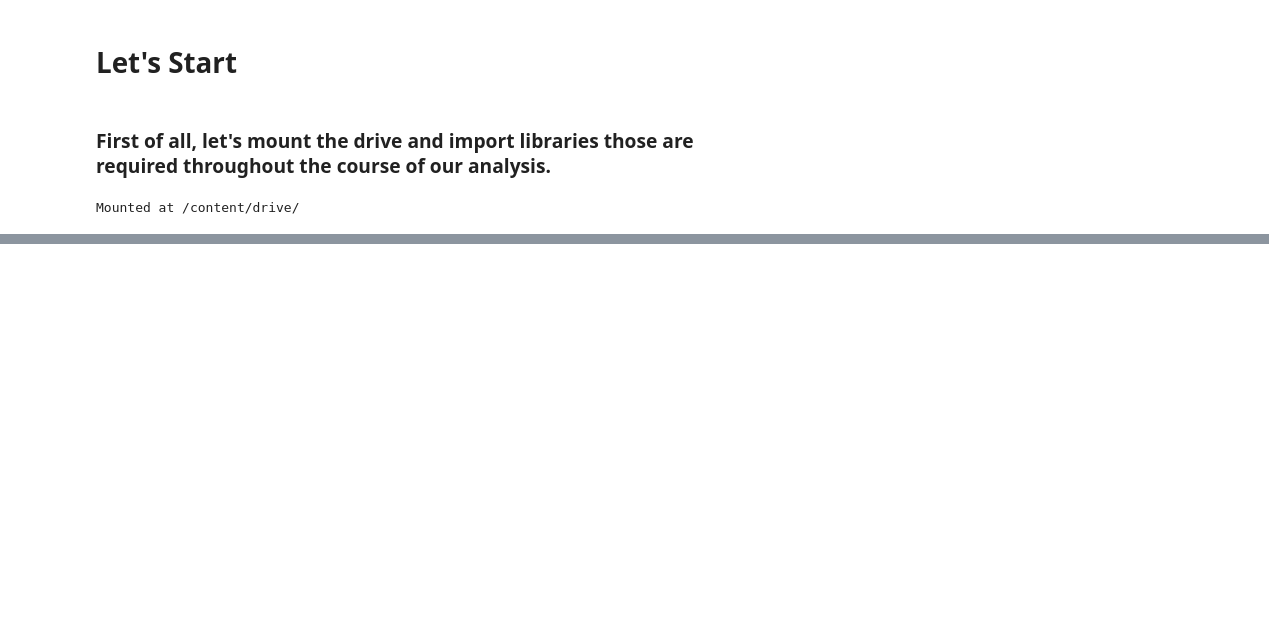
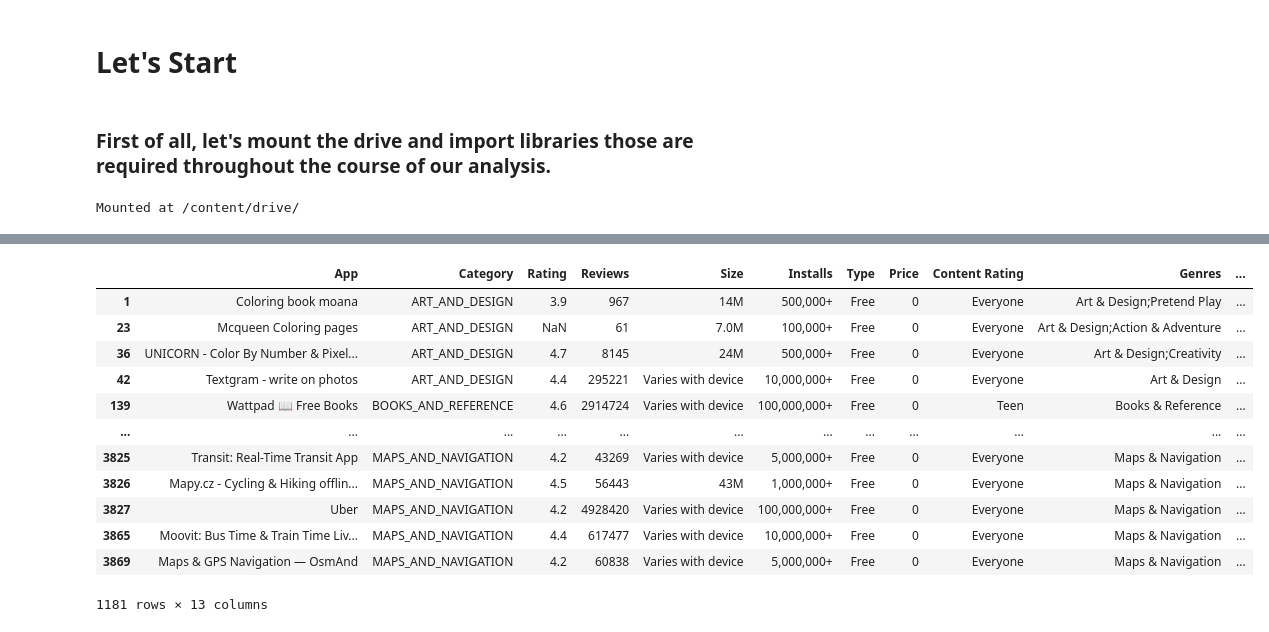
Before and after one commit to Sanddeep-K/Capstone_1_EDA_Play_Store_App_Review, a Jupyter notebook: Sandeep_K_Capstone_1_EDA_Play_Store_App_Review.ipynb, the cells around one changed output, grey strips where cells are left out. Drawn from its saved outputs; the diff is of its cells as text; code cells hidden in the pictures; blank space fills up the shorter version.

```diff
--- a/Sandeep_K_Capstone_1_EDA_Play_Store_App_Review.ipynb
+++ b/Sandeep_K_Capstone_1_EDA_Play_Store_App_Review.ipynb
@@ -39,0 +42,7 @@ import matplotlib.pyplot as plt
+# %%
+# Loading the file path and datasets for analysis.
+data_path = ('/content/drive/MyDrive/Colab Notebooks/Capstone_Project_1/Play_Store_App_Data/Play Store Data.csv')
+reviews_path = ('/content/drive/MyDrive/Colab Notebooks/Capstone_Project_1/Play_Store_App_Data/User Reviews.csv')
+
+psa_data_df = pd.read_csv(data_path)
+reviews_df = pd.read_csv(reviews_path)
@@ -39,0 +127,18 @@ import matplotlib.pyplot as plt
+# %%
+# Let's check : Duplicated rows by taking only unique app and its last entry.
+
+psa_data_df[psa_data_df.duplicated(subset='App', keep='last')]                  #Keeping last record
+# %% [output]
+|  | App | Category | Rating | Reviews | Size | Installs | Type | Price | Content Rating | Genres | ... |
+| 1 | Coloring book moana | ART_AND_DESIGN | 3.9 | 967 | 14M | 500,000+ | Free | 0 | Everyone | Art & Design;Pretend Play | ... |
+| 23 | Mcqueen Coloring pages | ART_AND_DESIGN | NaN | 61 | 7.0M | 100,000+ | Free | 0 | Everyone | Art & Design;Action & Adventure | ... |
+| 36 | UNICORN - Color By Number & Pixel... | ART_AND_DESIGN | 4.7 | 8145 | 24M | 500,000+ | Free | 0 | Everyone | Art & Design;Creativity | ... |
+| 42 | Textgram - write on photos | ART_AND_DESIGN | 4.4 | 295221 | Varies with device | 10,000,000+ | Free | 0 | Everyone | Art & Design | ... |
+| 139 | Wattpad 📖 Free Books | BOOKS_AND_REFERENCE | 4.6 | 2914724 | Varies with device | 100,000,000+ | Free | 0 | Teen | Books & Reference | ... |
+| ... | ... | ... | ... | ... | ... | ... | ... | ... | ... | ... | ... |
+| 3825 | Transit: Real-Time Transit App | MAPS_AND_NAVIGATION | 4.2 | 43269 | Varies with device | 5,000,000+ | Free | 0 | Everyone | Maps & Navigation | ... |
+| 3826 | Mapy.cz - Cycling & Hiking offlin... | MAPS_AND_NAVIGATION | 4.5 | 56443 | 43M | 1,000,000+ | Free | 0 | Everyone | Maps & Navigation | ... |
+| 3827 | Uber | MAPS_AND_NAVIGATION | 4.2 | 4928420 | Varies with device | 100,000,000+ | Free | 0 | Everyone | Maps & Navigation | ... |
+| 3865 | Moovit: Bus Time & Train Time Liv... | MAPS_AND_NAVIGATION | 4.4 | 617477 | Varies with device | 10,000,000+ | Free | 0 | Everyone | Maps & Navigation | ... |
+| 3869 | Maps & GPS Navigation — OsmAnd | MAPS_AND_NAVIGATION | 4.2 | 60838 | Varies with device | 5,000,000+ | Free | 0 | Everyone | Maps & Navigation | ... |
+1181 rows × 13 columns
```
Also changed, not shown: parts of 16 cells of this notebook.
